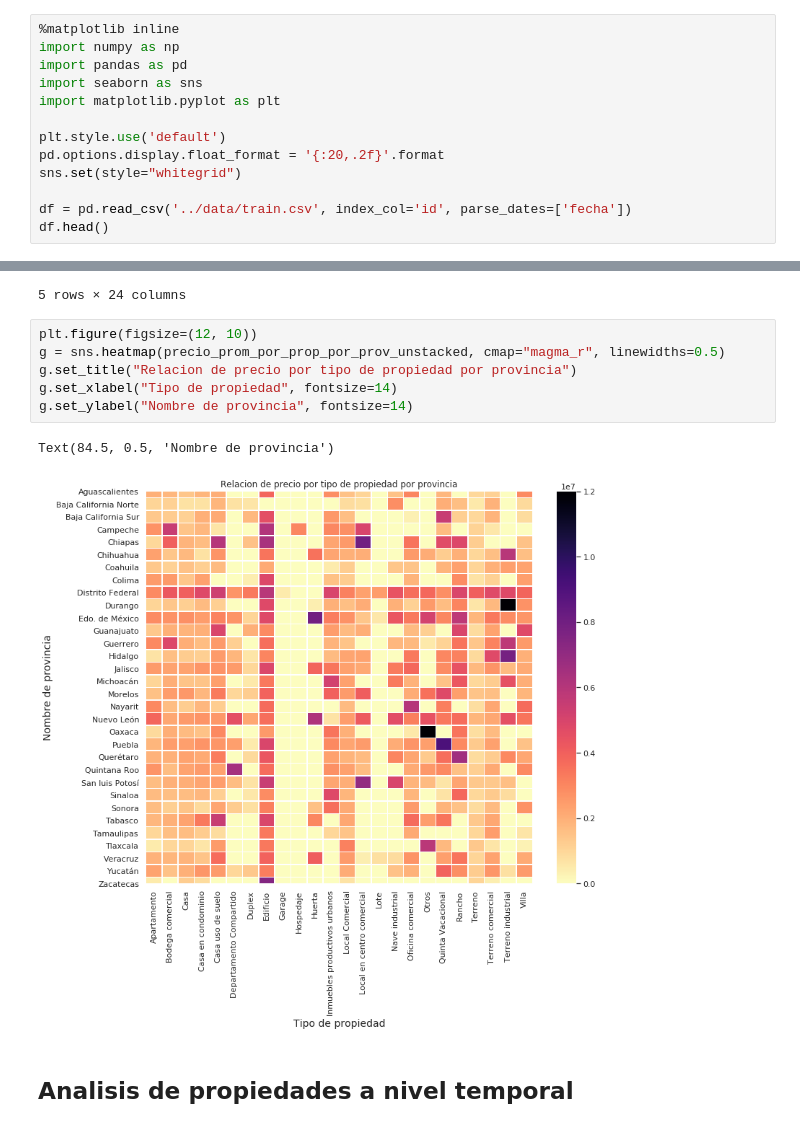
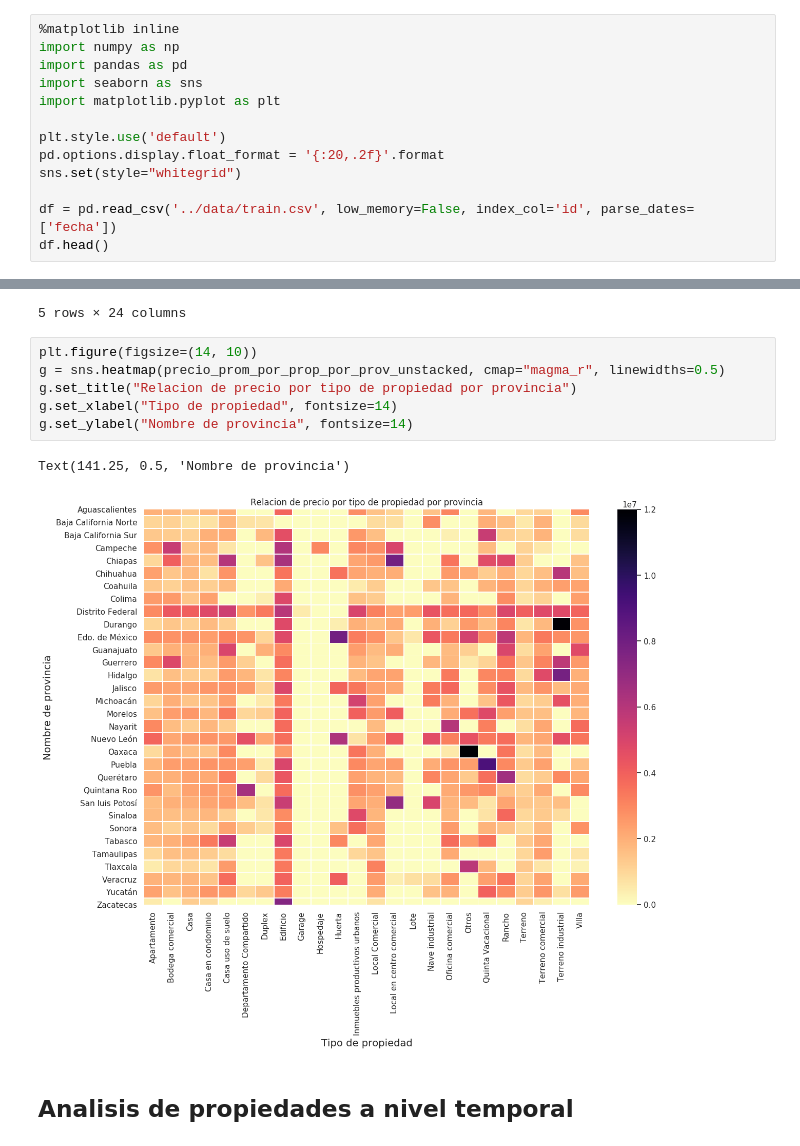
Before and after one commit to diaznicolasandres1/95.58-orga-datos-zonaprop-mexico-12-16, a Jupyter notebook: notebooks/03-exploracion-por-propiedades-provincias.ipynb, the cells around one changed output, grey strips where cells are left out. Cells and saved outputs as stored; diff of their text form.

```diff
--- a/notebooks/03-exploracion-por-propiedades-provincias.ipynb
+++ b/notebooks/03-exploracion-por-propiedades-provincias.ipynb
@@ -9,7 +9,7 @@ plt.style.use('default')
 pd.options.display.float_format = '{:20,.2f}'.format
 sns.set(style="whitegrid")
 
-df = pd.read_csv('../data/train.csv', index_col='id', parse_dates=['fecha'])
+df = pd.read_csv('../data/train.csv', low_memory=False, index_col='id', parse_dates=['fecha'])
 df.head()
 # %% [output]
 |  | titulo | descripcion | tipodepropiedad | direccion | ciudad | provincia | antiguedad | habitaciones | ... |
@@ -242,14 +242,14 @@ precio_prom_por_prop_por_prov_unstacked.head()
 | Chiapas | 952,988.23 | 4,043,750.00 | 1,914,576.35 | 1,653,721.50 | 6,000,000.00 | ... |
 5 rows × 24 columns
 # %%
-plt.figure(figsize=(12, 10))
+plt.figure(figsize=(14, 10))
 g = sns.heatmap(precio_prom_por_prop_por_prov_unstacked, cmap="magma_r", linewidths=0.5)
 g.set_title("Relacion de precio por tipo de propiedad por provincia")
 g.set_xlabel("Tipo de propiedad", fontsize=14)
 g.set_ylabel("Nombre de provincia", fontsize=14)
 # %% [output]
-Text(84.5, 0.5, 'Nombre de provincia')
+Text(141.25, 0.5, 'Nombre de provincia')
-[figure, old version]
+[figure, new version]
 # %% [markdown]
 ## Analisis de propiedades a nivel temporal
 # %% [markdown]
```
Also changed, not shown: parts of 21 cells of this notebook.
